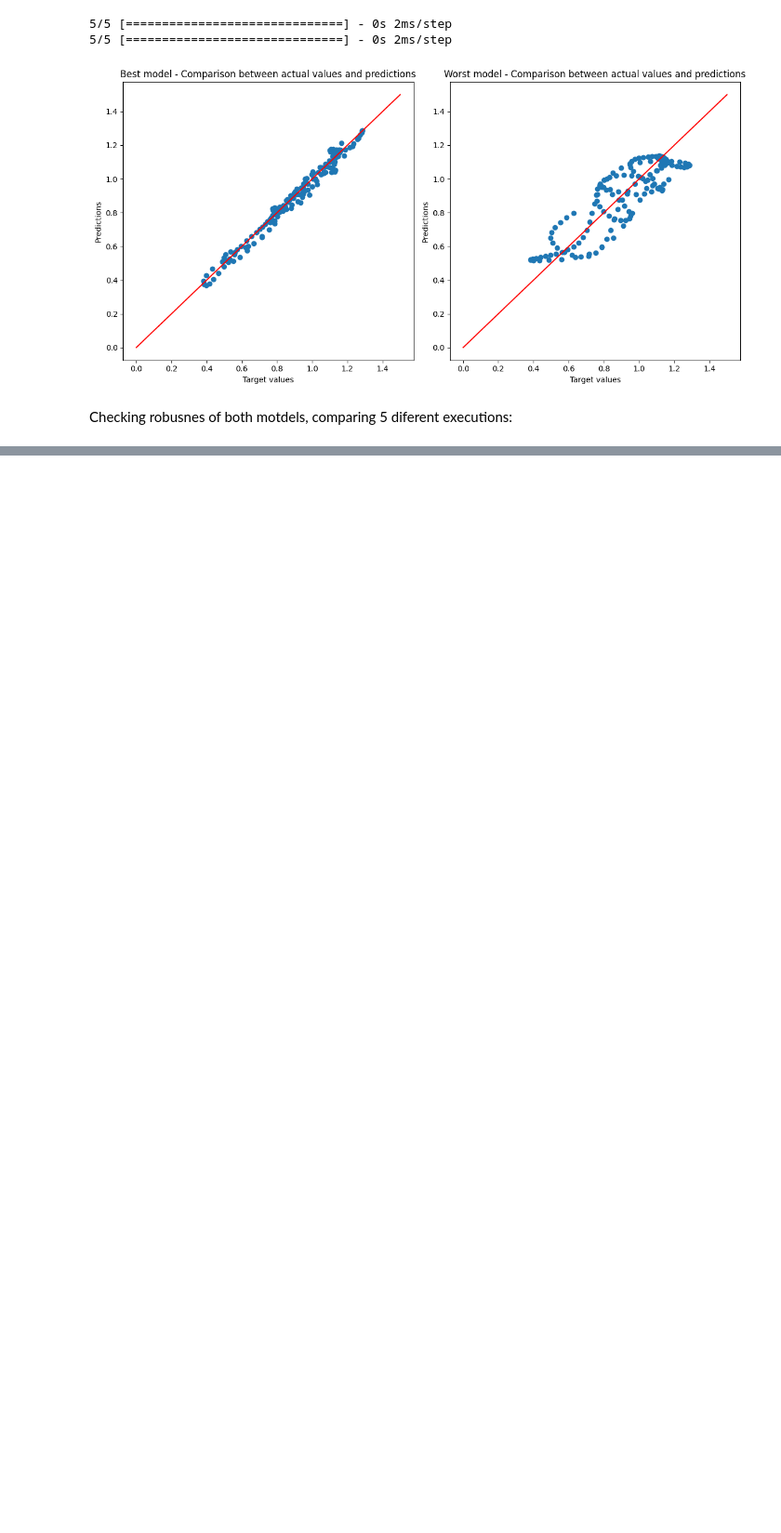
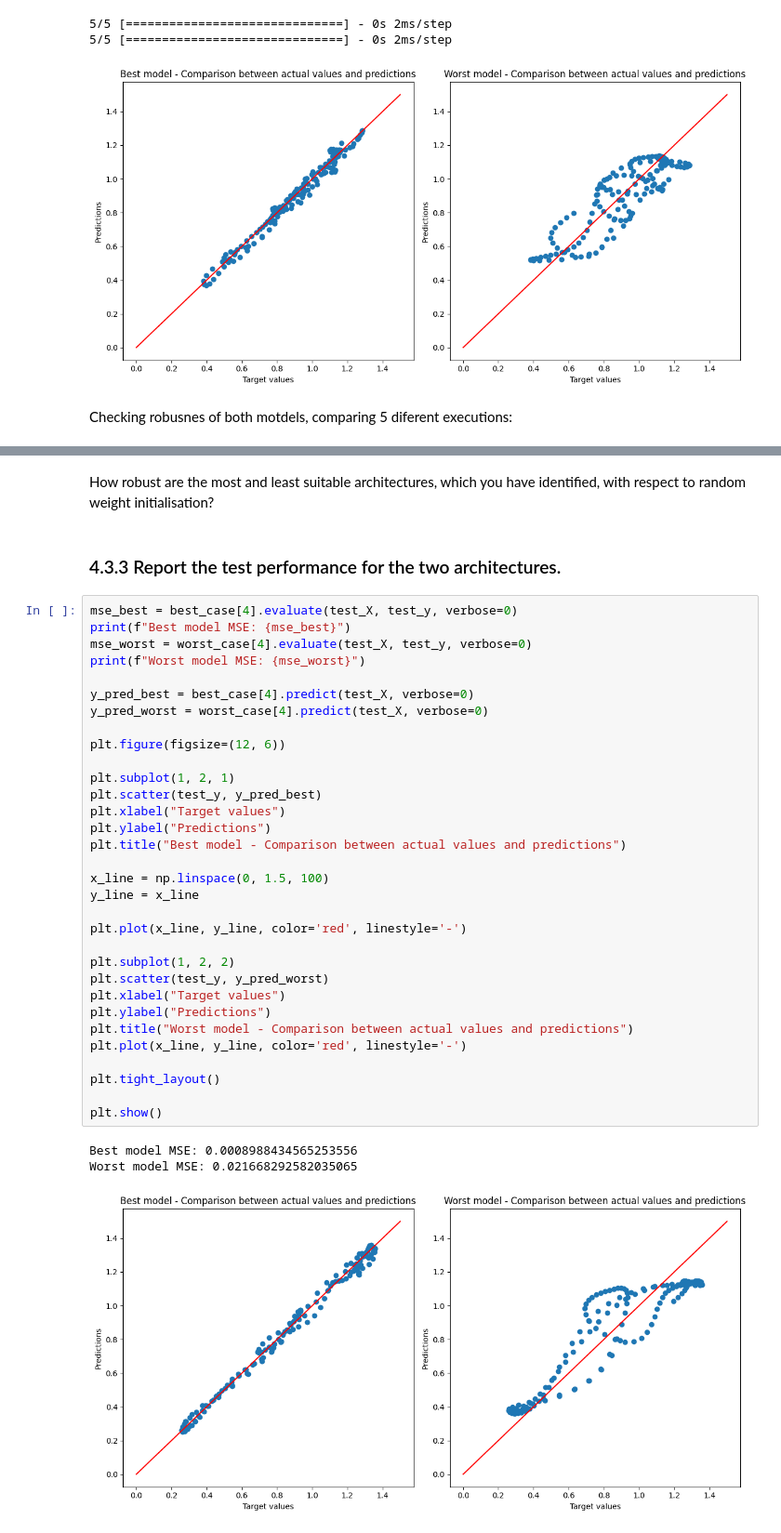
Before and after one commit to Seyoooo/ANNandDAlabs, a Jupyter notebook: Lab1b/lab1b-4_3-Pablo.ipynb, the cells around one changed output, grey strips where cells are left out. Shown: that part at 93% size. Saved outputs shown, nothing was run; the diff lists cells and outputs as text; blank space fills up the shorter version.

```diff
--- a/Lab1b/lab1b-4_3-Pablo.ipynb
+++ b/Lab1b/lab1b-4_3-Pablo.ipynb
@@ -390,0 +403,41 @@ Worst model variance: 3.6044347635625495e-06
+# %% [markdown]
+How robust are the most and least suitable architectures, which you have
+identified, with respect to random weight initialisation?
+# %% [markdown]
+### 4.3.3 Report the test performance for the two architectures.
+# %%
+mse_best = best_case[4].evaluate(test_X, test_y, verbose=0)
+print(f"Best model MSE: {mse_best}")
+mse_worst = worst_case[4].evaluate(test_X, test_y, verbose=0)
+print(f"Worst model MSE: {mse_worst}")
+
+y_pred_best = best_case[4].predict(test_X, verbose=0)
+y_pred_worst = worst_case[4].predict(test_X, verbose=0)
+
+plt.figure(figsize=(12, 6))
+
+plt.subplot(1, 2, 1)
+plt.scatter(test_y, y_pred_best)
+plt.xlabel("Target values")
+plt.ylabel("Predictions")
+plt.title("Best model - Comparison between actual values and predictions")
+
+x_line = np.linspace(0, 1.5, 100)
+y_line = x_line
+
+plt.plot(x_line, y_line, color='red', linestyle='-')
+
+plt.subplot(1, 2, 2)
+plt.scatter(test_y, y_pred_worst)
+plt.xlabel("Target values")
+plt.ylabel("Predictions")
+plt.title("Worst model - Comparison between actual values and predictions")
+plt.plot(x_line, y_line, color='red', linestyle='-')
+
+plt.tight_layout()
+
+plt.show()
+# %% [output]
+Best model MSE: 0.0008988434565253556
+Worst model MSE: 0.021668292582035065
+[figure, added]
```
Also changed, not shown: parts of 6 cells of this notebook.
